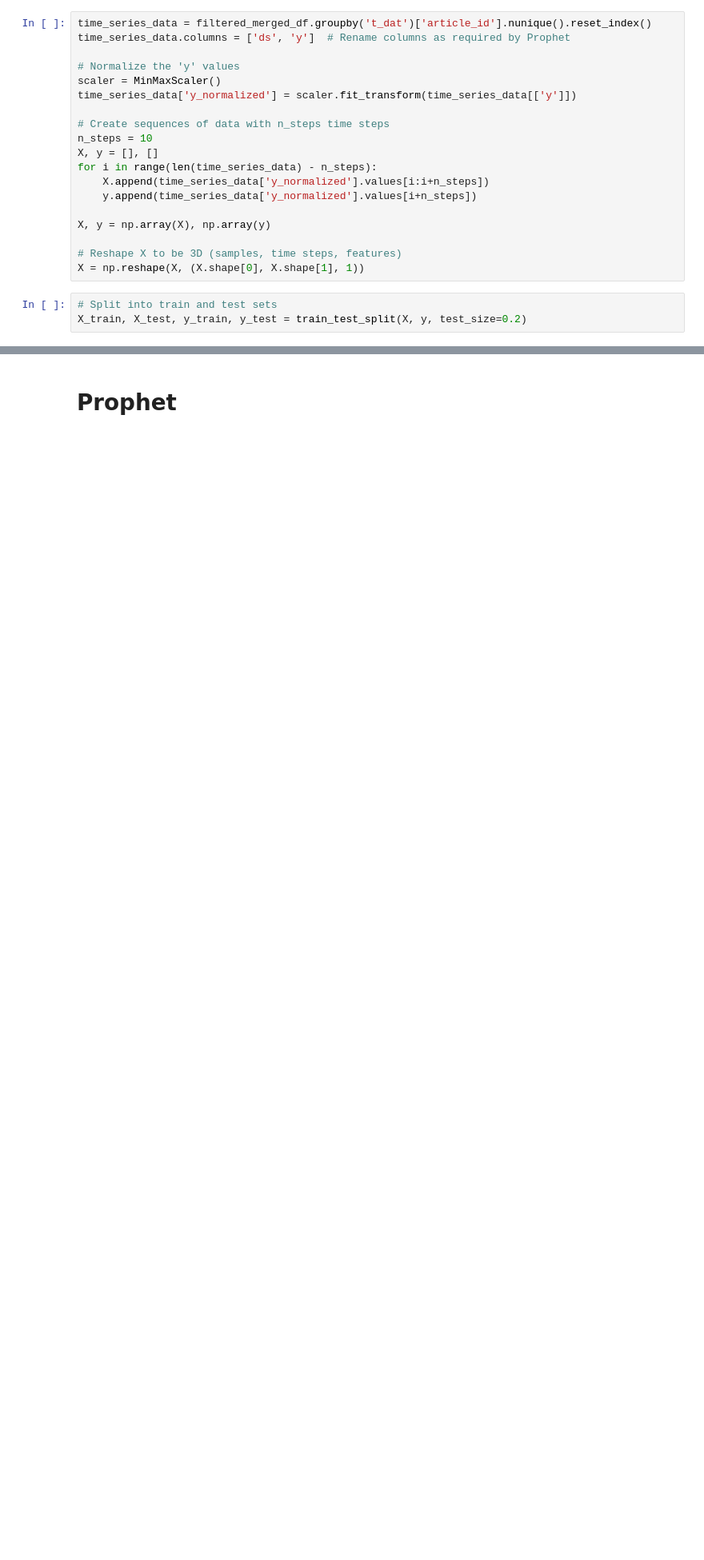
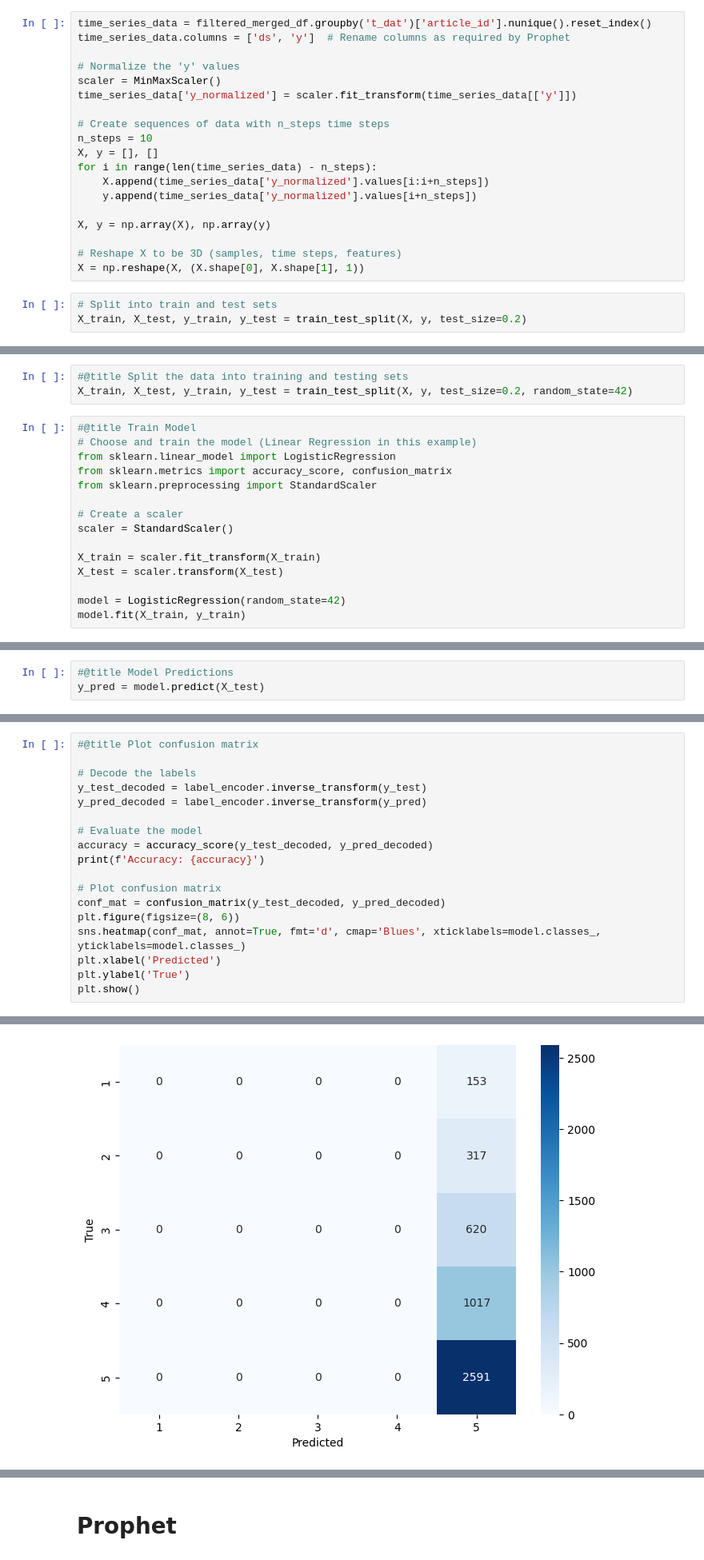
Before and after one commit to jblackM1/AAI_590-Capstone-Project, a Jupyter notebook: AAI_590_Capstone.ipynb, the cells around one changed output, grey strips where cells are left out. Shown at 80% size. Cells and saved outputs as stored; diff of their text form; blank space fills up the shorter version.

```diff
--- a/AAI_590_Capstone.ipynb
+++ b/AAI_590_Capstone.ipynb
@@ -792,0 +898,18 @@ plt.show()
+# %%
+#@title Split the data into training and testing sets
+X_train, X_test, y_train, y_test = train_test_split(X, y, test_size=0.2, random_state=42)
+# %%
+#@title Train Model
+# Choose and train the model (Linear Regression in this example)
+from sklearn.linear_model import LogisticRegression
+from sklearn.metrics import accuracy_score, confusion_matrix
+from sklearn.preprocessing import StandardScaler
+
+# Create a scaler
+scaler = StandardScaler()
+
+X_train = scaler.fit_transform(X_train)
+X_test = scaler.transform(X_test)
+
+model = LogisticRegression(random_state=42)
+model.fit(X_train, y_train)
@@ -792,0 +918,3 @@ plt.show()
+# %%
+#@title Model Predictions
+y_pred = model.predict(X_test)
@@ -792,0 +927,19 @@ plt.show()
+# %%
+#@title Plot confusion matrix
+
+# Decode the labels
+y_test_decoded = label_encoder.inverse_transform(y_test)
+y_pred_decoded = label_encoder.inverse_transform(y_pred)
+
+# Evaluate the model
+accuracy = accuracy_score(y_test_decoded, y_pred_decoded)
+print(f'Accuracy: {accuracy}')
+
+# Plot confusion matrix
+conf_mat = confusion_matrix(y_test_decoded, y_pred_decoded)
+plt.figure(figsize=(8, 6))
+sns.heatmap(conf_mat, annot=True, fmt='d', cmap='Blues', xticklabels=model.classes_, yticklabels=model.classes_)
+plt.xlabel('Predicted')
+plt.ylabel('True')
+plt.show()
+# %% [output]
@@ -792,0 +947 @@ plt.show()
+[figure, added]
```
Also changed, not shown: parts of 39 cells of this notebook.
